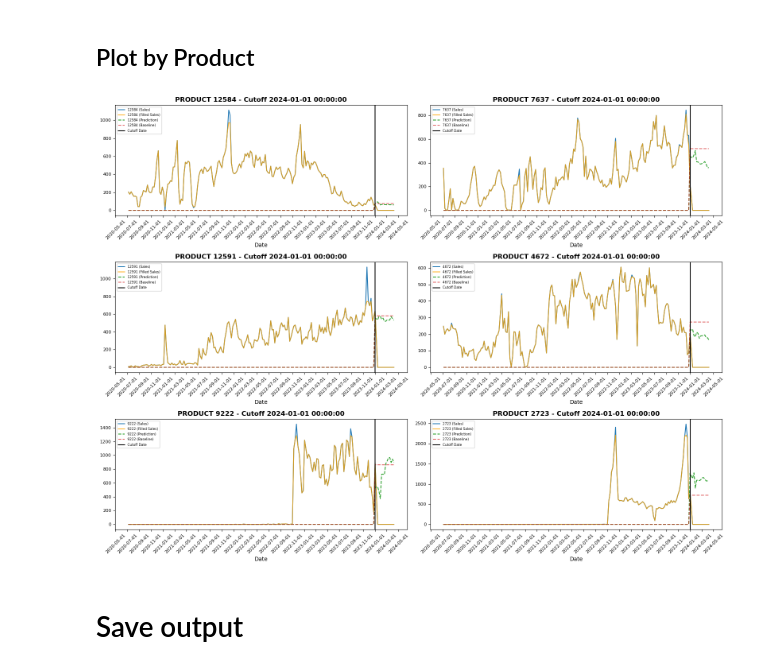
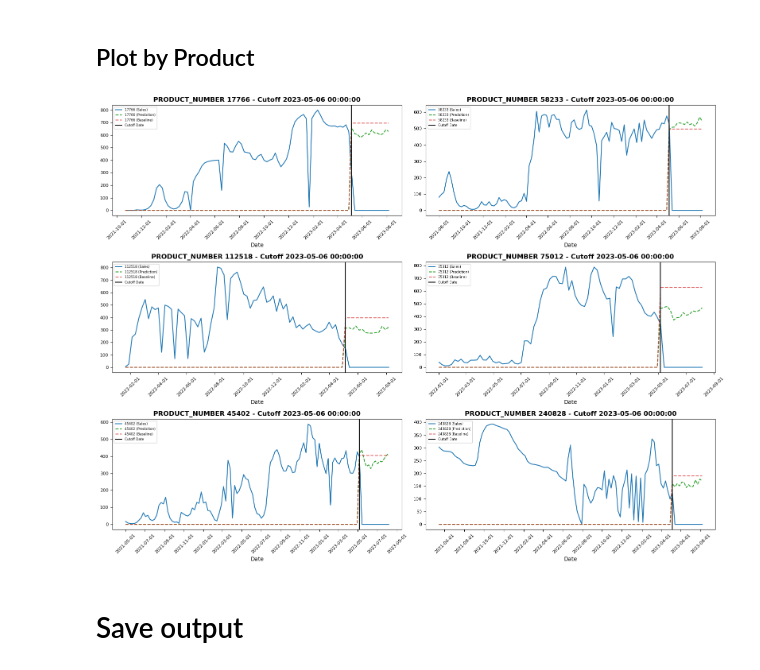
Before and after one commit to ipveka/Forecaster, a Jupyter notebook: notebooks/runner.ipynb, the cells around one changed output. Saved outputs shown, nothing was run; the diff lists cells and outputs as text; code cells hidden in the pictures.

```diff
--- a/notebooks/runner.ipynb
+++ b/notebooks/runner.ipynb
@@ -346,11 +309,0 @@ df_with_ma_baseline.head()
-# %%
-# Parameters
-group_columns = ['feature_filled_sales_cluster', 'cutoff']
-signal_columns = ['filled_price']
-feature_columns = ['feature_client', 'feature_warehouse', 'feature_product', 'feature_periods', 'feature_year', 'feature_quarter', 'feature_month', 'feature_week']
-
-# Call the function
-df_backtesting = create_baselines.create_lgbm_baseline(df_with_ma_baseline, group_columns, date_column, signal_columns, feature_columns)
-
-# Show
-df_backtesting.head()
@@ -462,26 +380,29 @@ Number of potential combinations for Grid Search: 2,834,352
 ## Configuration
 # %%
 # Parameters
-group_cols = ['client', 'warehouse', 'product']
-training_group = 'feature_filled_sales_cluster'
-target_col = 'filled_sales'
-tune_hyperparameters = False
+group_cols = ['reporterhq_id', 'product_number']
+training_group = 'training_group'
+target_col = 'filled_inventory_units'
+model = 'LGBM'
+tune_hyperparameters = True
 search_method = 'halving'
-param_distributions = hyperparameter_grid
+default_params = None
+param_distributions = hyperparam_dictionary
 scoring_metric = 'neg_root_mean_squared_error'
+n_iter = 30
 best_features = True
-n_best_features = 15
+n_best_features = 20
 use_weights = True
 
 # Outliers
 remove_outliers = True
-outlier_column = 'filled_sales'
+outlier_column = 'filled_inventory_units'
 lower_quantile = 0.01
 upper_quantile = 0.99
 ts_decomposition = False
 
 # Guardrail
-baseline_col = 'baseline_filled_sales_ma_13'
+baseline_col = 'baseline_filled_inventory_units_ma_13'
 use_guardrail = True
 guardrail_limit = 2.5
 
@@ -499,13 +420,15 @@ forecaster = Forecaster(df_backtesting)
 df_with_preds = forecaster.run_backtesting(
     group_cols,
     features,
-    default_lgb_hyperparams,
+    default_params,
     training_group,
     target_col,
+    model,
     tune_hyperparameters,
     search_method,
     param_distributions,
     scoring_metric,
+    n_iter,
     best_features,
     n_best_features,
     remove_outliers,
@@ -641,5 +572,6 @@ df_filtered.head()
 # %%
 # Params
-baseline_col = 'baseline_filled_sales_ma_13'
+baseline_col = 'baseline_filled_inventory_units_ma_13'
+target_col = 'inventory_units'
 top_n_plots = 6
 # %% [markdown]
@@ -673,14 +593,15 @@ process_and_plot(
 # %%
 # Plot by product
 process_and_plot(
     df_filtered,
-    group_col='product',
+    group_col='product_number',
     baseline_col=baseline_col,
+    target_col=target_col,
     top_n=top_n_plots,
-    title='Top Products Sales vs Baseline vs Prediction'
+    title='Top Products Target vs Baseline vs Prediction'
 )
 # %% [output]
-[figure, old version]
+[figure, new version]
 # %% [markdown]
 # Save output
 # %%
```
Also changed, not shown: parts of 30 cells of this notebook, 12 other files.
